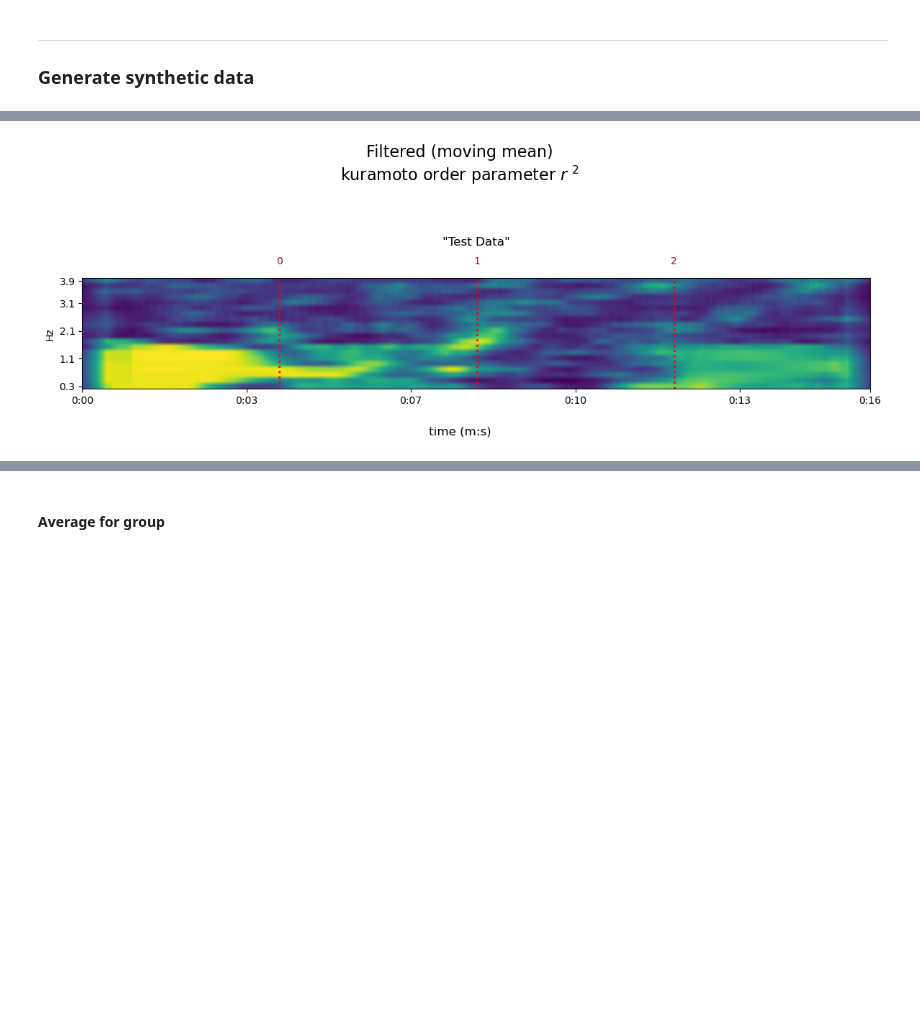
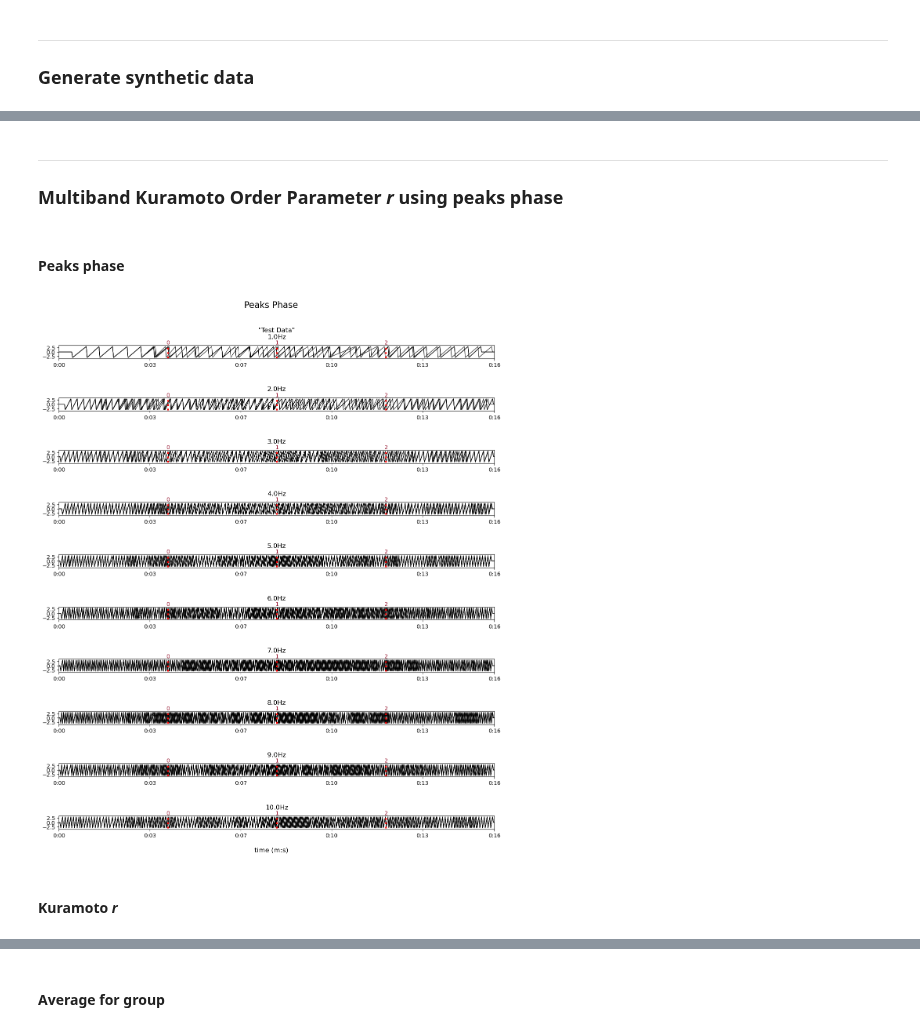
Before and after one commit to juigmend/SynCoord, a Jupyter notebook: docs/Kuramoto_r.ipynb, the cells around one changed output, grey strips where cells are left out. Drawn from its saved outputs; the diff is of its cells as text; code cells hidden in the pictures; blank space fills up the shorter version.

Commit message:
runs fft phase and peaks phase

```diff
--- a/docs/Kuramoto_r.ipynb
+++ b/docs/Kuramoto_r.ipynb
@@ -51,25 +133,26 @@ index; key; Name; duration (s):
+# %% [markdown]
+***
+### Multiband Kuramoto Order Parameter *r* using peaks phase
+# %% [markdown]
+>
+#### Peaks phase
 # %%
-
 filter_type = 'butter'                    # <---
 filter_freq_response = 'bandpass'         # <---
-filter_cutoff_freq = np.arange(0.1,4,0.2) # <---
+filter_cutoff_freq = np.arange(1,11)      # <---
 filter_bandwidth = 1                      # <---
 filter_order = 3                          # <---
 smooth_power = True                       # <---
 
 filtered = sc.ptdata.smooth( position, filter_type=filter_type,
                              freq_response=filter_freq_response,
                              bandwidth=filter_bandwidth,
                              cutoff_freq=filter_cutoff_freq, order=filter_order )
-
 speed = sc.ptdata.tder2D( filtered )
 pks_phase = sc.ptdata.peaks_to_phase( speed )
-kr_1 = sc.ptdata.kuramoto_r( pks_phase )
-kr_2 = kr_1
-if smooth_power:
-    kr_s = sc.ptdata.smooth( kr_1, filter_type='mean', window_size=1 )
-    kr_sp = sc.ptdata.apply( kr_s, np.power, 2 )
-    kr_2 = kr_sp
-kr_2.visualise( vscale=1.5 )
+pks_phase.visualise( vscale=0.6 )
 # %% [output]
-[figure, old version]
+[figure, new version]
+# %% [markdown]
+>
+#### Kuramoto *r*
```
Also changed, not shown: parts of 17 cells of this notebook.
